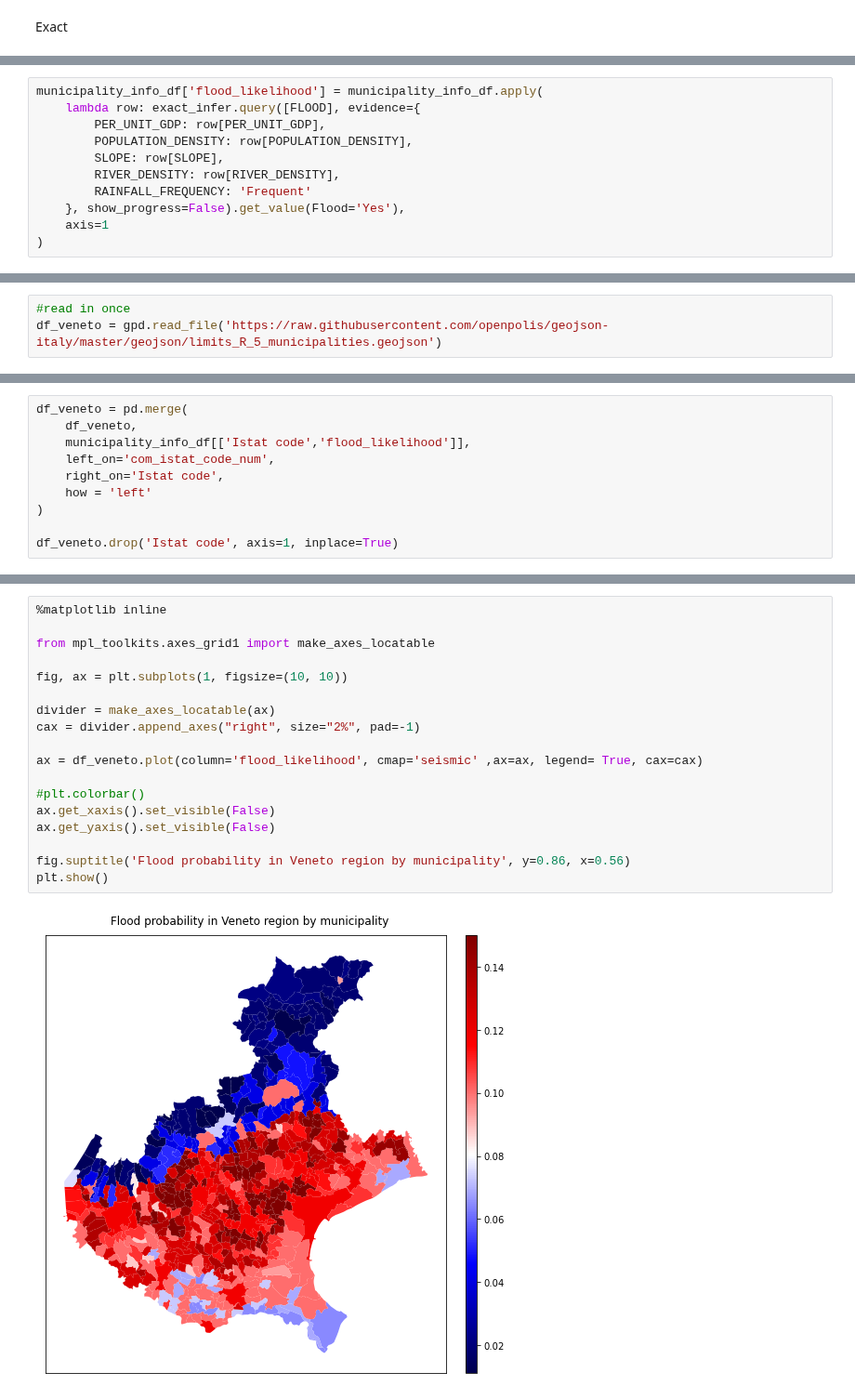
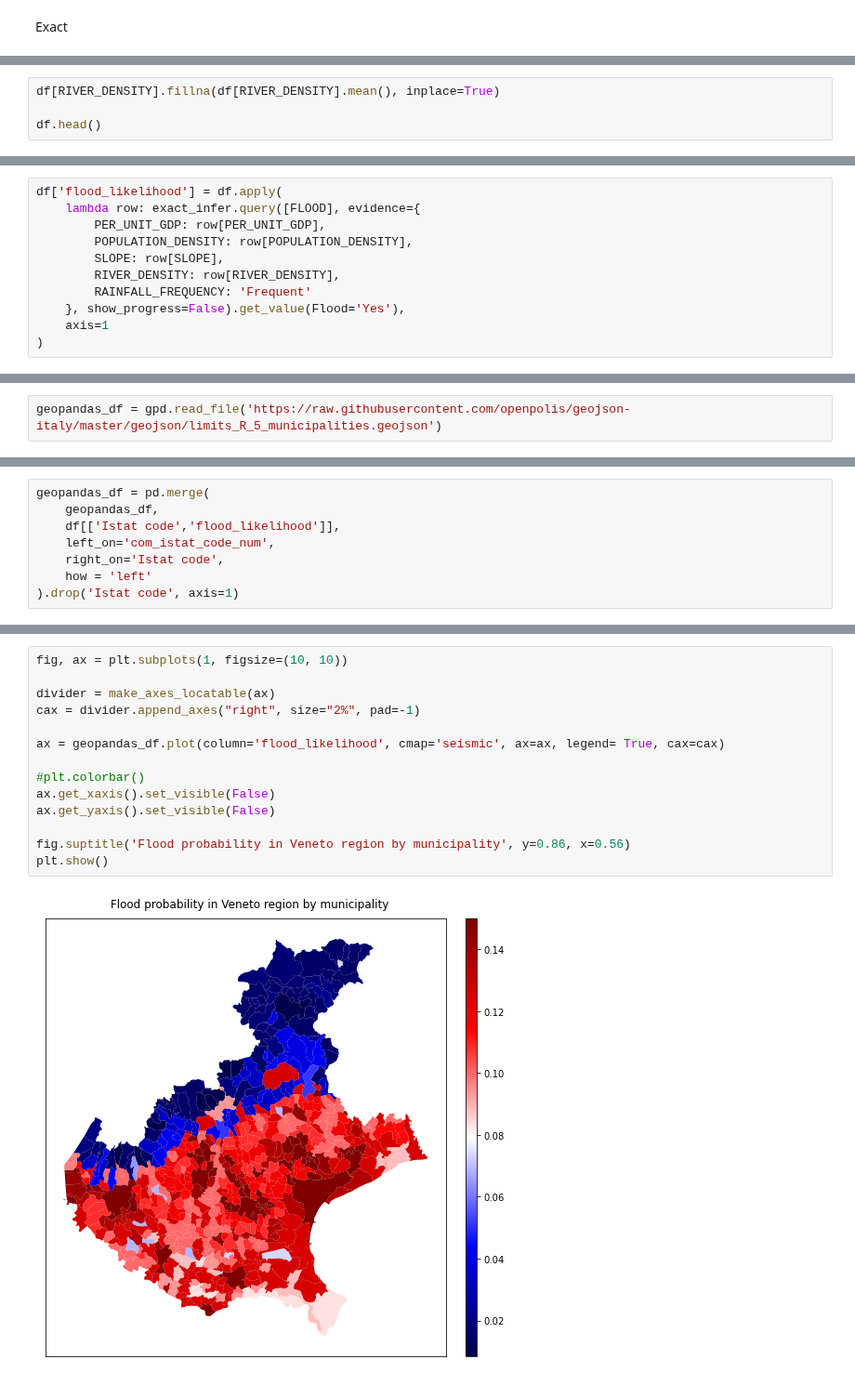
Before and after one commit to RiccardoSpolaor/Flood-disaster-prediction, a Jupyter notebook: Flooding Disaster Prediction.ipynb, the cells around one changed output, grey strips where cells are left out. Shown at 93% size. Saved outputs shown, nothing was run; the diff lists cells and outputs as text.

```diff
--- a/Flooding Disaster Prediction.ipynb
+++ b/Flooding Disaster Prediction.ipynb
@@ -833,0 +1109,4 @@ Exact
+# %%
+df[RIVER_DENSITY].fillna(df[RIVER_DENSITY].mean(), inplace=True)
+
+df.head()
@@ -852,5 +1171,5 @@ municipality_info_df.head()
 # %%
-municipality_info_df['flood_likelihood'] = municipality_info_df.apply(
+df['flood_likelihood'] = df.apply(
     lambda row: exact_infer.query([FLOOD], evidence={
         PER_UNIT_GDP: row[PER_UNIT_GDP],
         POPULATION_DENSITY: row[POPULATION_DENSITY],
@@ -871,4 +1196,3 @@ import geopandas as gpd
 # %%
-#read in once
-df_veneto = gpd.read_file('https://raw.githubusercontent.com/openpolis/geojson-italy/master/geojson/limits_R_5_municipalities.geojson')
+geopandas_df = gpd.read_file('https://raw.githubusercontent.com/openpolis/geojson-italy/master/geojson/limits_R_5_municipalities.geojson')
 # %%
@@ -887,11 +1215,9 @@ df_veneto.shape
 # %%
-df_veneto = pd.merge(
-    df_veneto,
-    municipality_info_df[['Istat code','flood_likelihood']],
+geopandas_df = pd.merge(
+    geopandas_df,
+    df[['Istat code','flood_likelihood']],
     left_on='com_istat_code_num',
     right_on='Istat code',
     how = 'left'
-)
-
-df_veneto.drop('Istat code', axis=1, inplace=True)
+).drop('Istat code', axis=1)
 # %%
@@ -903,20 +1240,16 @@ df_veneto.drop('Istat code', axis=1, inplace=True)
 # %%
-%matplotlib inline
-
-from mpl_toolkits.axes_grid1 import make_axes_locatable
-
 fig, ax = plt.subplots(1, figsize=(10, 10))
 
 divider = make_axes_locatable(ax)
 cax = divider.append_axes("right", size="2%", pad=-1)
 
-ax = df_veneto.plot(column='flood_likelihood', cmap='seismic' ,ax=ax, legend= True, cax=cax)
+ax = geopandas_df.plot(column='flood_likelihood', cmap='seismic', ax=ax, legend= True, cax=cax)
 
 #plt.colorbar()
 ax.get_xaxis().set_visible(False)
 ax.get_yaxis().set_visible(False)
 
 fig.suptitle('Flood probability in Veneto region by municipality', y=0.86, x=0.56)
 plt.show()
 # %% [output]
-[figure, old version]
+[figure, new version]
```
Also changed, not shown: parts of 77 cells of this notebook, 1 other file.
